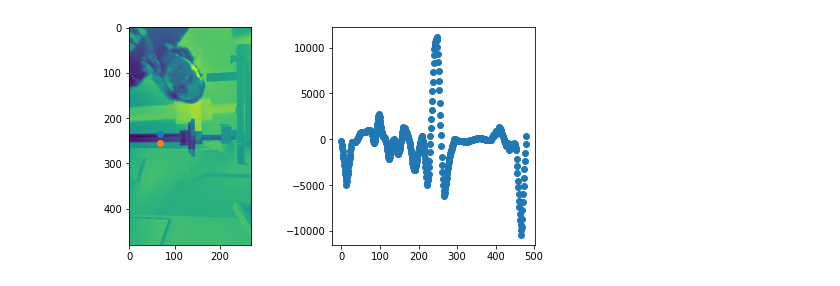
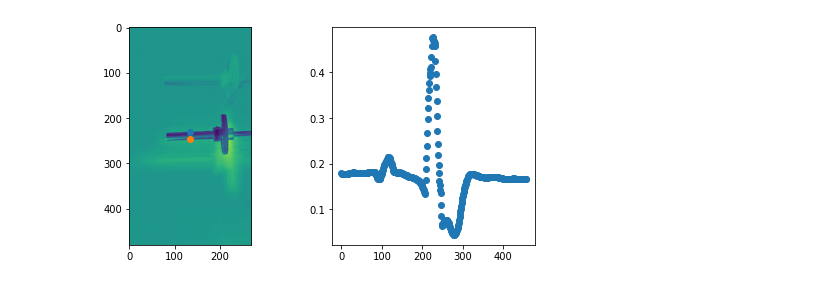
Before and after one commit to laurcor55/rep-counter, a Jupyter notebook: exploration.ipynb, the cells around one changed output. Cells and saved outputs as stored; diff of their text form; code cells hidden in the pictures.

```diff
--- a/exploration.ipynb
+++ b/exploration.ipynb
@@ -14,4 +14,4 @@ desired_fps = 7
 bar_height = 50
 # %%
 imgs = lib.sample_video(video_path, desired_fps)
-im_background = lib.calculate_background(imgs)
+imgs = imgs[180:]
@@ -17,0 +29,5 @@ im_background = lib.calculate_background(imgs)
+# %%
+
+
+im_background = lib.calculate_background(imgs)
+im_background = np.fliplr(im_background)
@@ -18,14 +39,41 @@ im_background = lib.calculate_background(imgs)
+# %%
+
+def get_features_minimal(im, bar_height_guess):
+  bar_ind_x = int(im.shape[1]/2)
+
+  bar = -1*np.ones(bar_height_guess)
+  bar /= len(bar)
+
+  slice = im[:, bar_ind_x:bar_ind_x+5]
+  slice = np.sum(slice, axis=1).astype(bar.dtype)
+  slice /= np.max(slice)
+  correlation = np.convolve(slice, bar, 'valid')+1
+  bar_ind_y = np.argmax(correlation)+int(len(bar)/2)-1
+
+
+  bar_patch = im[bar_ind_y-bar_height_guess: bar_ind_y+bar_height_guess,bar_ind_x-2: bar_ind_x+2]
+  edges = np.sum(bar_patch, axis=1)
+  edges = np.convolve(edges, [-1, 2, -1], 'same')
+  edges_top = edges[:bar_height_guess]
+  edges_bottom = edges[bar_height_guess:]
+
+  bar_ind_top = np.argmin(edges_top)+bar_ind_y -len(edges_bottom)
+  bar_ind_bottom = np.argmin(edges_bottom)+bar_ind_y
+  bar_height = bar_ind_bottom - bar_ind_top
+
+  return correlation, bar_ind_top, bar_ind_bottom, bar_ind_x, bar_height
 # %%
-bar_height = 26
-im = imgs[0]
+bar_height_guess = 24
+im = imgs[2]
 
 im = lib.resize(im)
 im = lib.auto_rotate(im)
+im = np.fliplr(im)
 im = lib.remove_background(im, im_background)
 # %%
-correlation, bar_ind_y_top, bar_ind_y_bottom, bar_ind_x, bar_height = lib.get_features_minimal(im, bar_height)
+correlation, bar_ind_y_top, bar_ind_y_bottom, bar_ind_x, bar_height = get_features_minimal(im, bar_height_guess)
 
 lib.plot_frame_minimal(im, correlation, bar_ind_y_top, bar_ind_y_bottom, bar_ind_x)
 # %% [output]
-[figure, old version]
+[figure, new version]
 # %%
```
Also changed, not shown: parts of 9 cells of this notebook, 1 other file.
